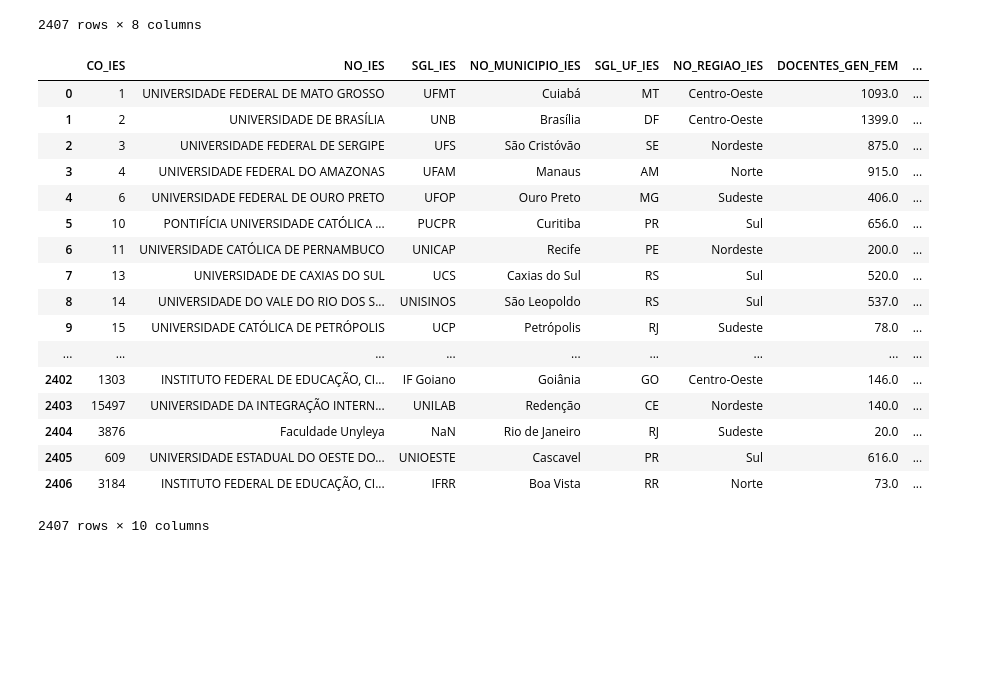
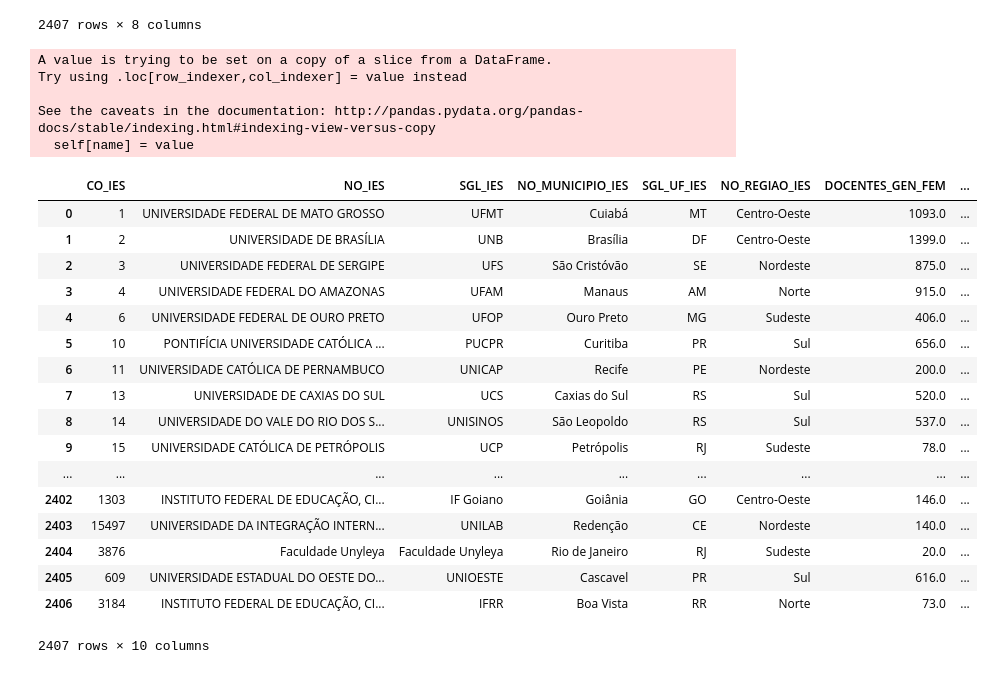
Before and after one commit to if1015-datascience-ufpe/2018-1-projeto-farm-lands, a Jupyter notebook: lfvg.ipynb, the cells around one changed output. Cells and saved outputs as stored; diff of their text form; code cells hidden in the pictures; blank space fills up the shorter version.

```diff
--- a/lfvg.ipynb
+++ b/lfvg.ipynb
@@ -73,6 +73,9 @@ df_docentes_masc.fillna(0, inplace=True)
 #result = pd.merge(dataframe_candidatos, tb, how='outer', on=['sq_candidato'])
 dataframe_iess = pd.merge(dataframe_iess, df_docentes_fem, how='outer', on=['CO_IES'])
 dataframe_iess = pd.merge(dataframe_iess, df_docentes_masc, how='outer', on=['CO_IES'])
+dataframe_iess['DOCENTES_GEN_FEM'] = dataframe_iess['DOCENTES_GEN_FEM'].fillna(0)
+dataframe_iess['DOCENTES_GEN_MASC'] = dataframe_iess['DOCENTES_GEN_MASC'].fillna(0)
+#FILLNA EM DOECNTES
 dataframe_iess
 # %% [output]
 |  | CO_IES | NO_IES | SGL_IES | NO_MUNICIPIO_IES | SGL_UF_IES | NO_REGIAO_IES | DOCENTES_GEN_FEM | ... |
@@ -96,37 +99,42 @@ dataframe_iess
 # %%
 #teste = dataframe_iess.loc[pd.isna(dataframe_iess['DOCENTES_GEN_MASC']) | pd.isna(dataframe_iess['DOCENTES_GEN_FEM'])]
 #teste = dataframe_docentes.loc[dataframe_docentes['CO_IES']==1706]
 #print(dataframe_docentes.dtypes)
 df = dataframe_iess[['NO_IES', 'SGL_IES']]
 #df['Cat1'].fillna(df['Cat2'])
 #df.Cat1 = np.where(df.Cat1.isnull(), df.Cat2, df.Cat1)
-#df.SGL_IES = np.where(teste.SGL_IES.isnull(), df.NO_IES, df.SGL_IES)
+df.SGL_IES = np.where(df.SGL_IES.isnull(), df.NO_IES, df.SGL_IES)
 dataframe_iess.SGL_IES = df.SGL_IES
 dataframe_iess['DOCENTES_TOTAL'] = dataframe_iess['DOCENTES_GEN_FEM'] + dataframe_iess['DOCENTES_GEN_MASC']
 #float("{0:.2f}".format(13.949999999999999))
 dataframe_iess['PORCENTAGEM_DOCENTES_FEM'] = (dataframe_iess['DOCENTES_GEN_FEM'] / dataframe_iess['DOCENTES_TOTAL'])*100
 #np.round(p_table, decimals=2)
 dataframe_iess.PORCENTAGEM_DOCENTES_FEM = np.round(dataframe_iess.PORCENTAGEM_DOCENTES_FEM, decimals=2)
 dataframe_iess
 # %% [output]
+A value is trying to be set on a copy of a slice from a DataFrame.
+Try using .loc[row_indexer,col_indexer] = value instead
+
+See the caveats in the documentation: http://pandas.pydata.org/pandas-docs/stable/indexing.html#indexing-view-versus-copy
+  self[name] = value
 |  | CO_IES | NO_IES | SGL_IES | NO_MUNICIPIO_IES | SGL_UF_IES | NO_REGIAO_IES | DOCENTES_GEN_FEM | ... |
 | 0 | 1 | UNIVERSIDADE FEDERAL DE MATO GROSSO | UFMT | Cuiabá | MT | Centro-Oeste | 1093.0 | ... |
 | 1 | 2 | UNIVERSIDADE DE BRASÍLIA | UNB | Brasília | DF | Centro-Oeste | 1399.0 | ... |
 | 2 | 3 | UNIVERSIDADE FEDERAL DE SERGIPE | UFS | São Cristóvão | SE | Nordeste | 875.0 | ... |
 | 3 | 4 | UNIVERSIDADE FEDERAL DO AMAZONAS | UFAM | Manaus | AM | Norte | 915.0 | ... |
 | 4 | 6 | UNIVERSIDADE FEDERAL DE OURO PRETO | UFOP | Ouro Preto | MG | Sudeste | 406.0 | ... |
 | 5 | 10 | PONTIFÍCIA UNIVERSIDADE CATÓLICA ... | PUCPR | Curitiba | PR | Sul | 656.0 | ... |
 | 6 | 11 | UNIVERSIDADE CATÓLICA DE PERNAMBUCO | UNICAP | Recife | PE | Nordeste | 200.0 | ... |
 | 7 | 13 | UNIVERSIDADE DE CAXIAS DO SUL | UCS | Caxias do Sul | RS | Sul | 520.0 | ... |
 | 8 | 14 | UNIVERSIDADE DO VALE DO RIO DOS S... | UNISINOS | São Leopoldo | RS | Sul | 537.0 | ... |
 | 9 | 15 | UNIVERSIDADE CATÓLICA DE PETRÓPOLIS | UCP | Petrópolis | RJ | Sudeste | 78.0 | ... |
 | ... | ... | ... | ... | ... | ... | ... | ... | ... |
 | 2402 | 1303 | INSTITUTO FEDERAL DE EDUCAÇÃO, CI... | IF Goiano | Goiânia | GO | Centro-Oeste | 146.0 | ... |
 | 2403 | 15497 | UNIVERSIDADE DA INTEGRAÇÃO INTERN... | UNILAB | Redenção | CE | Nordeste | 140.0 | ... |
-| 2404 | 3876 | Faculdade Unyleya | NaN | Rio de Janeiro | RJ | Sudeste | 20.0 | ... |
+| 2404 | 3876 | Faculdade Unyleya | Faculdade Unyleya | Rio de Janeiro | RJ | Sudeste | 20.0 | ... |
 | 2405 | 609 | UNIVERSIDADE ESTADUAL DO OESTE DO... | UNIOESTE | Cascavel | PR | Sul | 616.0 | ... |
 | 2406 | 3184 | INSTITUTO FEDERAL DE EDUCAÇÃO, CI... | IFRR | Boa Vista | RR | Norte | 73.0 | ... |
-2407 rows × 10 columns
+2407 rows × 10 columns
 # %%
 dataframe_alunos_fem = dataframe_alunos.loc[dataframe_alunos['DS_SEXO_ALUNO'] == 'Feminino']
 dataframe_alunos_masc = dataframe_alunos.loc[dataframe_alunos['DS_SEXO_ALUNO'] == 'Masculino']
```
Also changed, not shown: parts of 6 cells of this notebook.
